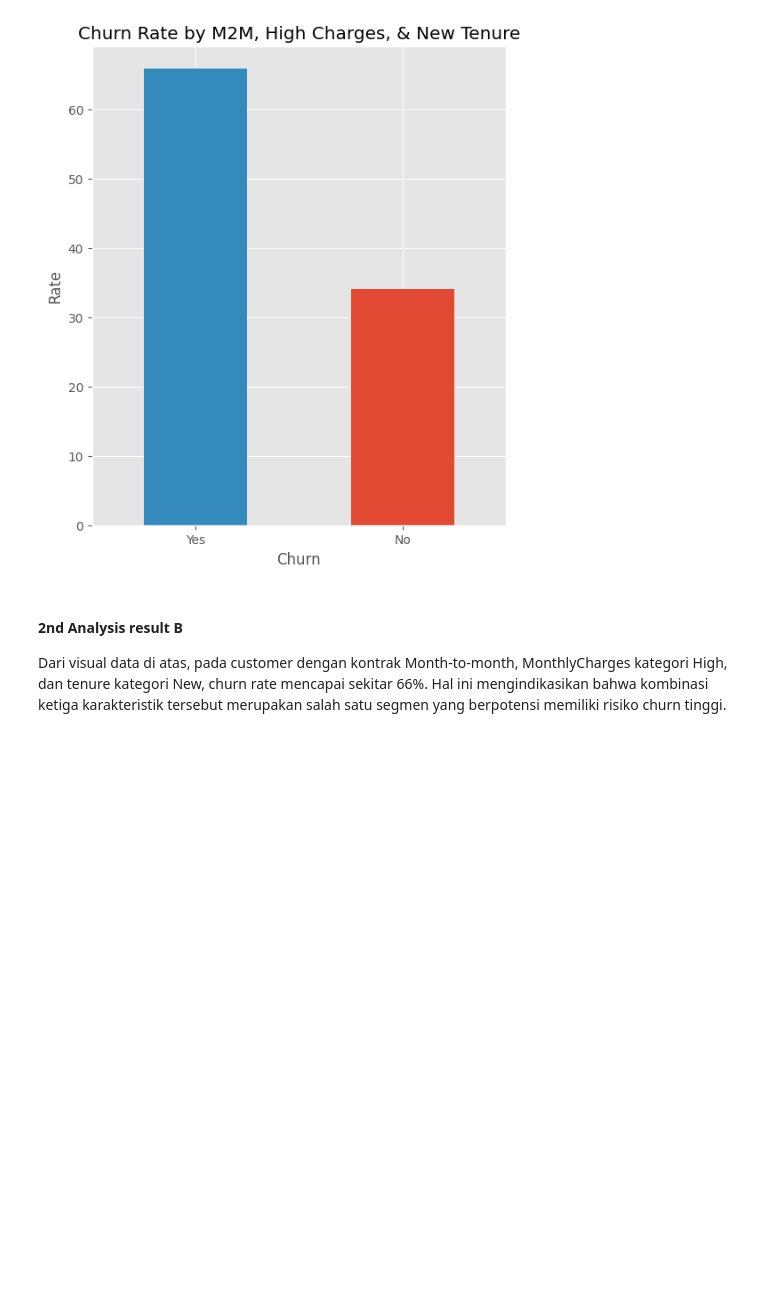
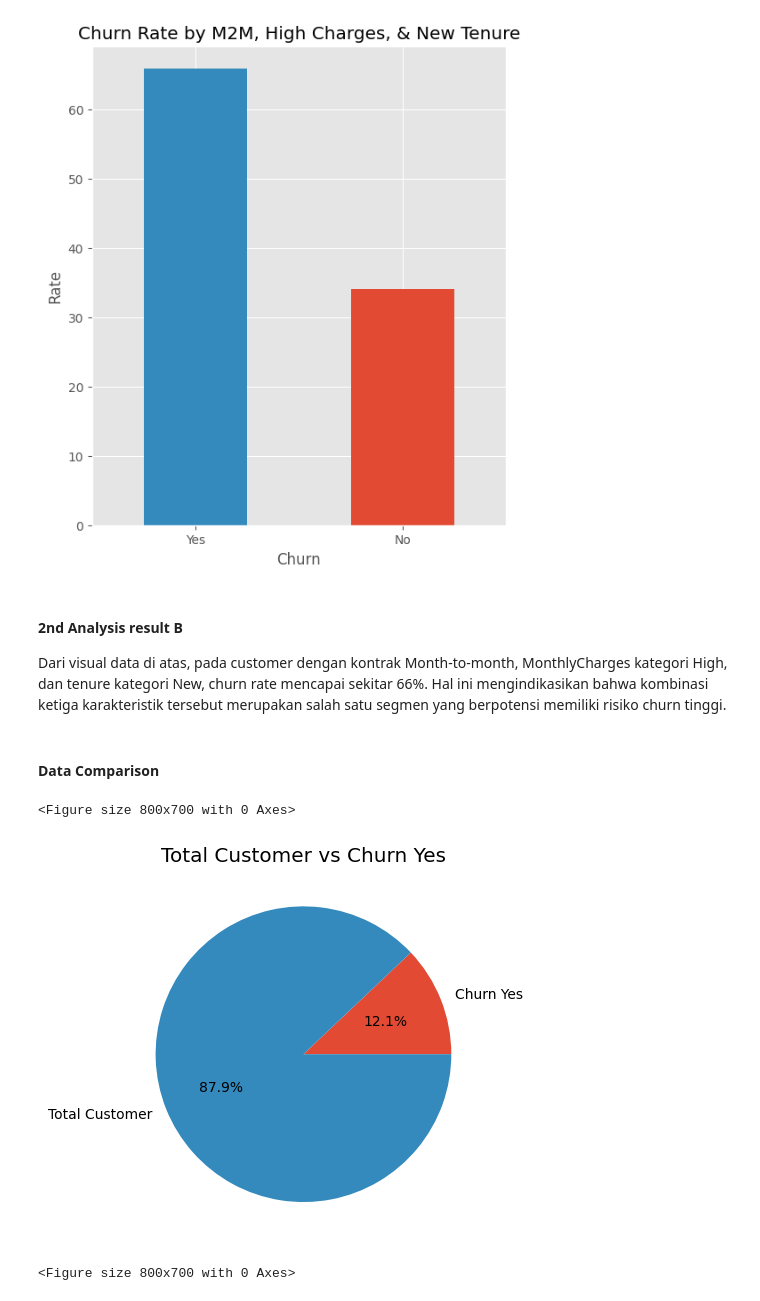
Before and after one commit to DiandraRifqiM/Telco-Churn-Risk-Analytics, a Jupyter notebook: notebooks/eda.ipynb, the cells around one changed output. Drawn from its saved outputs; the diff is of its cells as text; code cells hidden in the pictures; blank space fills up the shorter version.

Commit message:
Business Probelm Finished [1st Analysis (result A&B), 2nd Analysis (result A&B), Data Comparison: Total Customer vs Churn Yes w/ specific characteristhic]

```diff
--- a/notebooks/eda.ipynb
+++ b/notebooks/eda.ipynb
@@ -226,3 +226,15 @@ plt.xticks(rotation=0)
 #### 2nd Analysis result B
 
 Dari visual data di atas, pada customer dengan kontrak Month-to-month, MonthlyCharges kategori High, dan tenure kategori New, churn rate mencapai sekitar 66%. Hal ini mengindikasikan bahwa kombinasi ketiga karakteristik tersebut merupakan salah satu segmen yang berpotensi memiliki risiko churn tinggi.
+# %% [markdown]
+#### Data Comparison
+# %%
+churnYes = m2mNewHigh["Churn"].value_counts()["Yes"]
+totalCust = telco_df["CustomerID"].nunique()
+plt.title("Total Customer vs Churn Yes")
+plt.pie([churnYes, totalCust-churnYes], labels=["Churn Yes","Total Customer"], autopct="%1.1f%%")
+plt.figure(figsize=(8,7))
+# %% [output]
+<Figure size 800x700 with 0 Axes>
+[figure, added]
+<Figure size 800x700 with 0 Axes>
```
Also changed, not shown: parts of 4 cells of this notebook.
